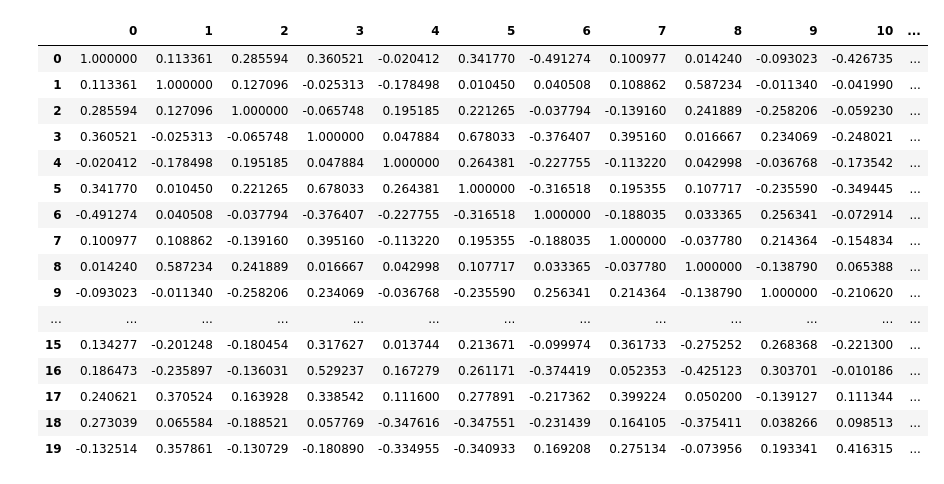
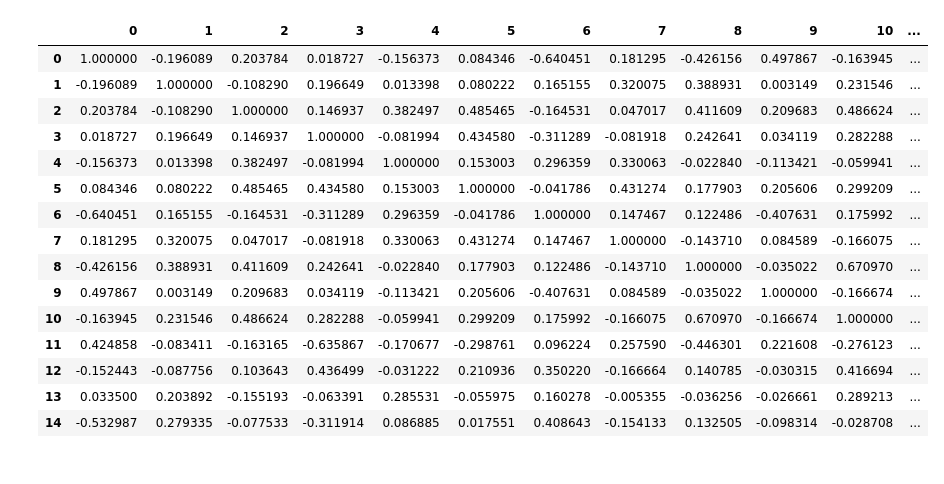
Before and after one commit to HuseyinEmreAksoy/SpotifySongPrediction, a Jupyter notebook: Spotify.ipynb, the cells around one changed output. Cells and saved outputs as stored; diff of their text form; code cells hidden in the pictures.

```diff
--- a/Spotify.ipynb
+++ b/Spotify.ipynb
@@ -210,23 +105,22 @@ sns.heatmap(df.corr(),annot=False)
 # %%
 rs = np.random.RandomState(0)
-df2 = pd.DataFrame(rs.rand(20,20))
+df2 = pd.DataFrame(rs.rand(15,15))
 corr = df2.corr()
 corr.style.background_gradient(cmap='coolwarm')
 # %% [output]
 |  | 0 | 1 | 2 | 3 | 4 | 5 | 6 | 7 | 8 | 9 | 10 | ... |
-| 0 | 1.000000 | 0.113361 | 0.285594 | 0.360521 | -0.020412 | 0.341770 | -0.491274 | 0.100977 | 0.014240 | -0.093023 | -0.426735 | ... |
-| 1 | 0.113361 | 1.000000 | 0.127096 | -0.025313 | -0.178498 | 0.010450 | 0.040508 | 0.108862 | 0.587234 | -0.011340 | -0.041990 | ... |
-| 2 | 0.285594 | 0.127096 | 1.000000 | -0.065748 | 0.195185 | 0.221265 | -0.037794 | -0.139160 | 0.241889 | -0.258206 | -0.059230 | ... |
-| 3 | 0.360521 | -0.025313 | -0.065748 | 1.000000 | 0.047884 | 0.678033 | -0.376407 | 0.395160 | 0.016667 | 0.234069 | -0.248021 | ... |
-| 4 | -0.020412 | -0.178498 | 0.195185 | 0.047884 | 1.000000 | 0.264381 | -0.227755 | -0.113220 | 0.042998 | -0.036768 | -0.173542 | ... |
-| 5 | 0.341770 | 0.010450 | 0.221265 | 0.678033 | 0.264381 | 1.000000 | -0.316518 | 0.195355 | 0.107717 | -0.235590 | -0.349445 | ... |
-| 6 | -0.491274 | 0.040508 | -0.037794 | -0.376407 | -0.227755 | -0.316518 | 1.000000 | -0.188035 | 0.033365 | 0.256341 | -0.072914 | ... |
-| 7 | 0.100977 | 0.108862 | -0.139160 | 0.395160 | -0.113220 | 0.195355 | -0.188035 | 1.000000 | -0.037780 | 0.214364 | -0.154834 | ... |
-| 8 | 0.014240 | 0.587234 | 0.241889 | 0.016667 | 0.042998 | 0.107717 | 0.033365 | -0.037780 | 1.000000 | -0.138790 | 0.065388 | ... |
-| 9 | -0.093023 | -0.011340 | -0.258206 | 0.234069 | -0.036768 | -0.235590 | 0.256341 | 0.214364 | -0.138790 | 1.000000 | -0.210620 | ... |
-| ... | ... | ... | ... | ... | ... | ... | ... | ... | ... | ... | ... | ... |
-| 15 | 0.134277 | -0.201248 | -0.180454 | 0.317627 | 0.013744 | 0.213671 | -0.099974 | 0.361733 | -0.275252 | 0.268368 | -0.221300 | ... |
-| 16 | 0.186473 | -0.235897 | -0.136031 | 0.529237 | 0.167279 | 0.261171 | -0.374419 | 0.052353 | -0.425123 | 0.303701 | -0.010186 | ... |
-| 17 | 0.240621 | 0.370524 | 0.163928 | 0.338542 | 0.111600 | 0.277891 | -0.217362 | 0.399224 | 0.050200 | -0.139127 | 0.111344 | ... |
-| 18 | 0.273039 | 0.065584 | -0.188521 | 0.057769 | -0.347616 | -0.347551 | -0.231439 | 0.164105 | -0.375411 | 0.038266 | 0.098513 | ... |
-| 19 | -0.132514 | 0.357861 | -0.130729 | -0.180890 | -0.334955 | -0.340933 | 0.169208 | 0.275134 | -0.073956 | 0.193341 | 0.416315 | ... |
+| 0 | 1.000000 | -0.196089 | 0.203784 | 0.018727 | -0.156373 | 0.084346 | -0.640451 | 0.181295 | -0.426156 | 0.497867 | -0.163945 | ... |
+| 1 | -0.196089 | 1.000000 | -0.108290 | 0.196649 | 0.013398 | 0.080222 | 0.165155 | 0.320075 | 0.388931 | 0.003149 | 0.231546 | ... |
+| 2 | 0.203784 | -0.108290 | 1.000000 | 0.146937 | 0.382497 | 0.485465 | -0.164531 | 0.047017 | 0.411609 | 0.209683 | 0.486624 | ... |
+| 3 | 0.018727 | 0.196649 | 0.146937 | 1.000000 | -0.081994 | 0.434580 | -0.311289 | -0.081918 | 0.242641 | 0.034119 | 0.282288 | ... |
+| 4 | -0.156373 | 0.013398 | 0.382497 | -0.081994 | 1.000000 | 0.153003 | 0.296359 | 0.330063 | -0.022840 | -0.113421 | -0.059941 | ... |
+| 5 | 0.084346 | 0.080222 | 0.485465 | 0.434580 | 0.153003 | 1.000000 | -0.041786 | 0.431274 | 0.177903 | 0.205606 | 0.299209 | ... |
+| 6 | -0.640451 | 0.165155 | -0.164531 | -0.311289 | 0.296359 | -0.041786 | 1.000000 | 0.147467 | 0.122486 | -0.407631 | 0.175992 | ... |
+| 7 | 0.181295 | 0.320075 | 0.047017 | -0.081918 | 0.330063 | 0.431274 | 0.147467 | 1.000000 | -0.143710 | 0.084589 | -0.166075 | ... |
+| 8 | -0.426156 | 0.388931 | 0.411609 | 0.242641 | -0.022840 | 0.177903 | 0.122486 | -0.143710 | 1.000000 | -0.035022 | 0.670970 | ... |
+| 9 | 0.497867 | 0.003149 | 0.209683 | 0.034119 | -0.113421 | 0.205606 | -0.407631 | 0.084589 | -0.035022 | 1.000000 | -0.166674 | ... |
+| 10 | -0.163945 | 0.231546 | 0.486624 | 0.282288 | -0.059941 | 0.299209 | 0.175992 | -0.166075 | 0.670970 | -0.166674 | 1.000000 | ... |
+| 11 | 0.424858 | -0.083411 | -0.163165 | -0.635867 | -0.170677 | -0.298761 | 0.096224 | 0.257590 | -0.446301 | 0.221608 | -0.276123 | ... |
+| 12 | -0.152443 | -0.087756 | 0.103643 | 0.436499 | -0.031222 | 0.210936 | 0.350220 | -0.166664 | 0.140785 | -0.030315 | 0.416694 | ... |
+| 13 | 0.033500 | 0.203892 | -0.155193 | -0.063391 | 0.285531 | -0.055975 | 0.160278 | -0.005355 | -0.036256 | -0.026661 | 0.289213 | ... |
+| 14 | -0.532987 | 0.279335 | -0.077533 | -0.311914 | 0.086885 | 0.017551 | 0.408643 | -0.154133 | 0.132505 | -0.098314 | -0.028708 | ... |
```
Also changed, not shown: parts of 57 cells of this notebook, 2 other files.
